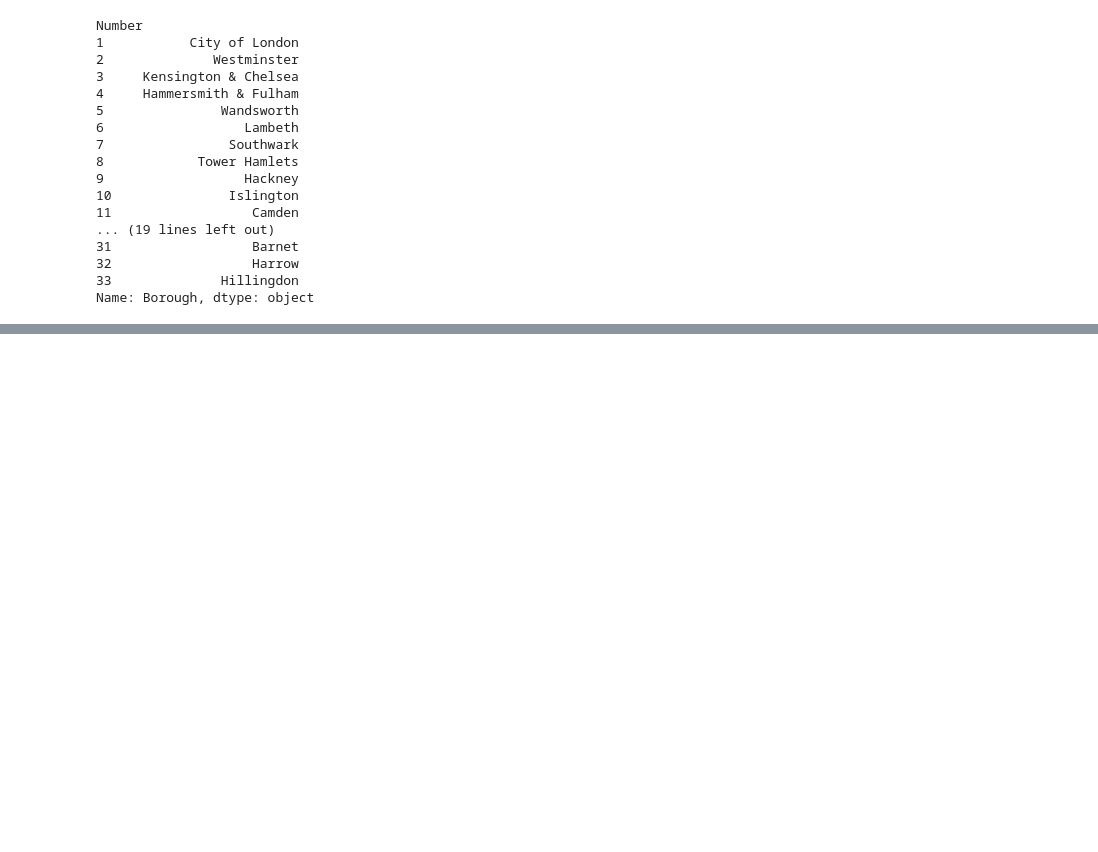
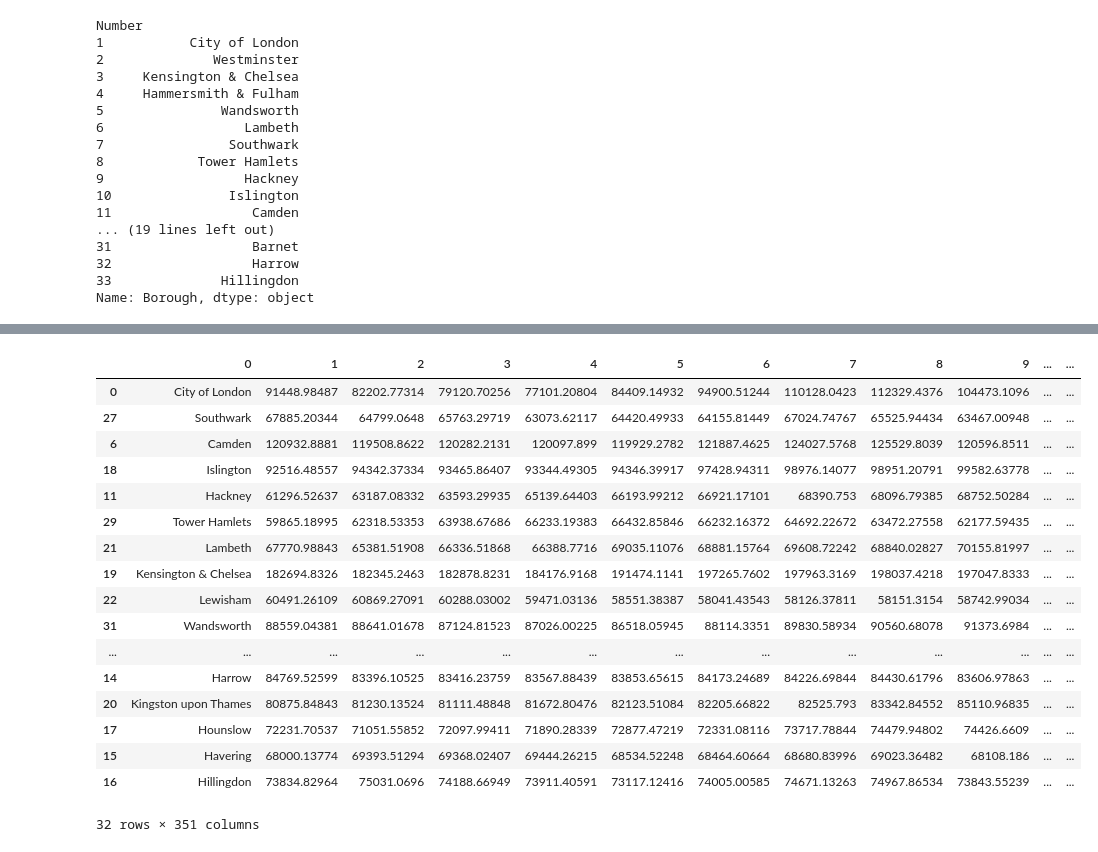
Before and after one commit to mlid13/Springboard, a Jupyter notebook: London Case Study Hypothesis.ipynb, the cells around one changed output, grey strips where cells are left out. Drawn from its saved outputs; the diff is of its cells as text; code cells hidden in the pictures; blank space fills up the shorter version.

```diff
--- a/London Case Study Hypothesis.ipynb
+++ b/London Case Study Hypothesis.ipynb
@@ -178,0 +211,25 @@ Wandsworth            549369.95619
+# %%
+#Sort by Distance
+
+rbDf=rbDf.sort_values('distFromLon (km)')
+# %%
+rbDf
+# %% [output]
+|  | 0 | 1 | 2 | 3 | 4 | 5 | 6 | 7 | 8 | 9 | ... | ... |
+| 0 | City of London | 91448.98487 | 82202.77314 | 79120.70256 | 77101.20804 | 84409.14932 | 94900.51244 | 110128.0423 | 112329.4376 | 104473.1096 | ... | ... |
+| 27 | Southwark | 67885.20344 | 64799.0648 | 65763.29719 | 63073.62117 | 64420.49933 | 64155.81449 | 67024.74767 | 65525.94434 | 63467.00948 | ... | ... |
+| 6 | Camden | 120932.8881 | 119508.8622 | 120282.2131 | 120097.899 | 119929.2782 | 121887.4625 | 124027.5768 | 125529.8039 | 120596.8511 | ... | ... |
+| 18 | Islington | 92516.48557 | 94342.37334 | 93465.86407 | 93344.49305 | 94346.39917 | 97428.94311 | 98976.14077 | 98951.20791 | 99582.63778 | ... | ... |
+| 11 | Hackney | 61296.52637 | 63187.08332 | 63593.29935 | 65139.64403 | 66193.99212 | 66921.17101 | 68390.753 | 68096.79385 | 68752.50284 | ... | ... |
+| 29 | Tower Hamlets | 59865.18995 | 62318.53353 | 63938.67686 | 66233.19383 | 66432.85846 | 66232.16372 | 64692.22672 | 63472.27558 | 62177.59435 | ... | ... |
+| 21 | Lambeth | 67770.98843 | 65381.51908 | 66336.51868 | 66388.7716 | 69035.11076 | 68881.15764 | 69608.72242 | 68840.02827 | 70155.81997 | ... | ... |
+| 19 | Kensington & Chelsea | 182694.8326 | 182345.2463 | 182878.8231 | 184176.9168 | 191474.1141 | 197265.7602 | 197963.3169 | 198037.4218 | 197047.8333 | ... | ... |
+| 22 | Lewisham | 60491.26109 | 60869.27091 | 60288.03002 | 59471.03136 | 58551.38387 | 58041.43543 | 58126.37811 | 58151.3154 | 58742.99034 | ... | ... |
+| 31 | Wandsworth | 88559.04381 | 88641.01678 | 87124.81523 | 87026.00225 | 86518.05945 | 88114.3351 | 89830.58934 | 90560.68078 | 91373.6984 | ... | ... |
+| ... | ... | ... | ... | ... | ... | ... | ... | ... | ... | ... | ... | ... |
+| 14 | Harrow | 84769.52599 | 83396.10525 | 83416.23759 | 83567.88439 | 83853.65615 | 84173.24689 | 84226.69844 | 84430.61796 | 83606.97863 | ... | ... |
+| 20 | Kingston upon Thames | 80875.84843 | 81230.13524 | 81111.48848 | 81672.80476 | 82123.51084 | 82205.66822 | 82525.793 | 83342.84552 | 85110.96835 | ... | ... |
+| 17 | Hounslow | 72231.70537 | 71051.55852 | 72097.99411 | 71890.28339 | 72877.47219 | 72331.08116 | 73717.78844 | 74479.94802 | 74426.6609 | ... | ... |
+| 15 | Havering | 68000.13774 | 69393.51294 | 69368.02407 | 69444.26215 | 68534.52248 | 68464.60664 | 68680.83996 | 69023.36482 | 68108.186 | ... | ... |
+| 16 | Hillingdon | 73834.82964 | 75031.0696 | 74188.66949 | 73911.40591 | 73117.12416 | 74005.00585 | 74671.13263 | 74967.86534 | 73843.55239 | ... | ... |
+32 rows × 351 columns
```
Also changed, not shown: parts of 15 cells of this notebook.
